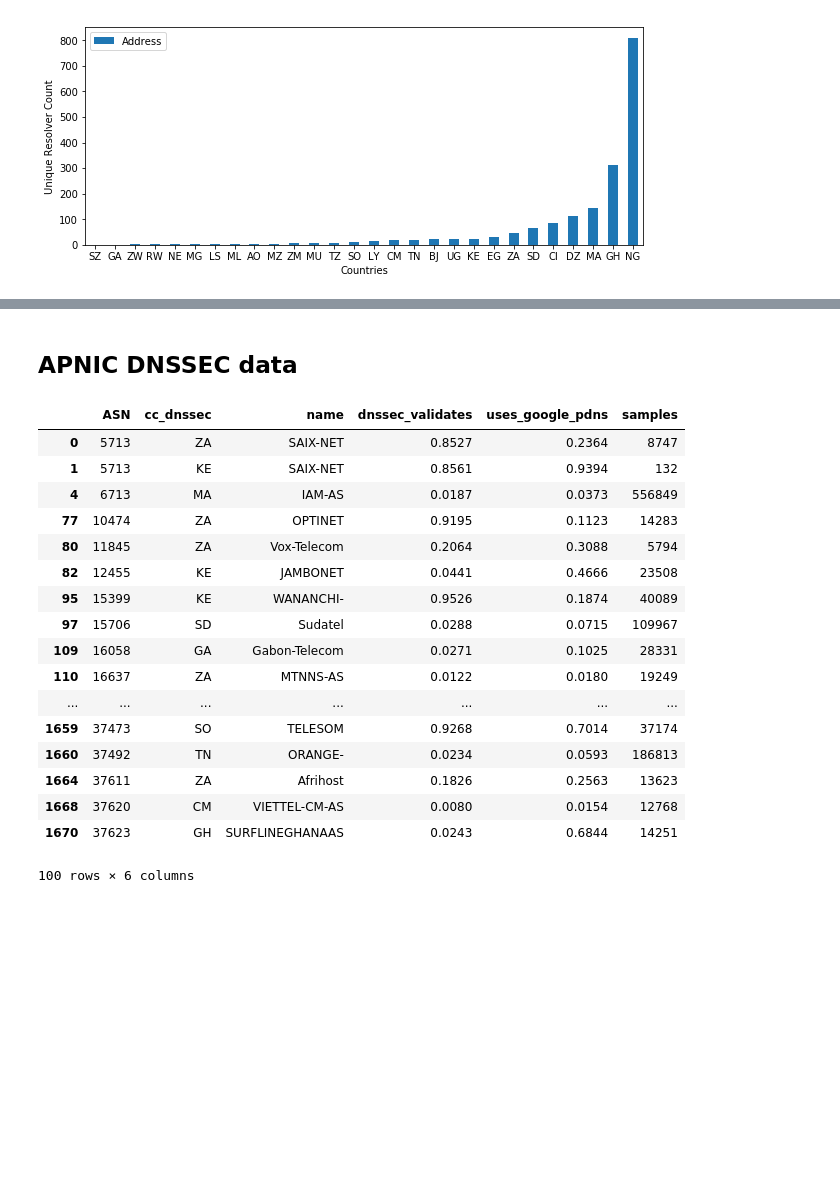
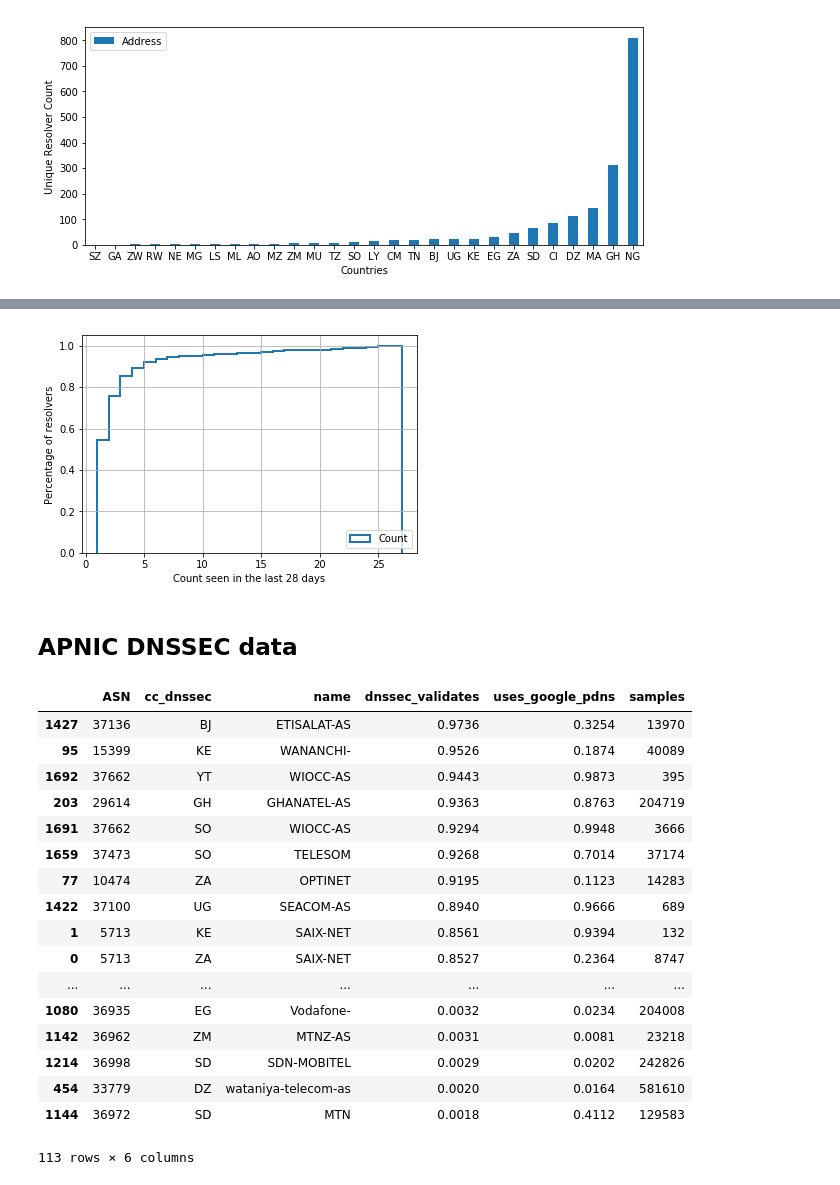
Before and after one commit to AFRINIC-Labs/ksk-rollover-africa, a Jupyter notebook: RFC8145.ipynb, the cells around one changed output, grey strips where cells are left out. Drawn from its saved outputs; the diff is of its cells as text; code cells hidden in the pictures; blank space fills up the shorter version.

```diff
--- a/RFC8145.ipynb
+++ b/RFC8145.ipynb
@@ -86,3 +108,28 @@ plt.show()
+# %%
+n_bins = 500
+
+# fig, (ax1, ax2, ax3) = plt.subplots(1, 3, figsize=(15, 4))
+fig, ax1 = plt.subplots(figsize=(6, 4))
+
+labels = ['Count']
+
+linestyles = ['solid']
+#plot the cumulative histogram
+n, bins, patches = ax1.hist([df_8145_af['Count seen in last 28 days']],
+                           n_bins, density=1, histtype='step', linewidth=2,
+                            #range=[0,10],
+                           cumulative=True, label=labels)
+
+# tidy up the figure
+ax1.grid(True)
+ax1.legend(loc='lower right')
+#ax1.set_title('Web URL')
+ax1.set_xlabel('Count seen in the last 28 days')
+ax1.set_ylabel('Percentage of resolvers')
+
+plt.show()
+# %% [output]
+[figure, added]
 # %% [markdown]
 ## APNIC DNSSEC data
 # %%
@@ -98,24 +145,24 @@ df_8145_dnssec = df_8145_af.merge(df_dnssec,
                                                            'samples'
                                                           ]]
 df_8145_dnssec = df_8145_dnssec.drop_duplicates()
-# %%
-df_8145_dnssec.head(100)
-# %% [output]
-|  | ASN | cc_dnssec | name | dnssec_validates | uses_google_pdns | samples |
-| 0 | 5713 | ZA | SAIX-NET | 0.8527 | 0.2364 | 8747 |
-| 1 | 5713 | KE | SAIX-NET | 0.8561 | 0.9394 | 132 |
-| 4 | 6713 | MA | IAM-AS | 0.0187 | 0.0373 | 556849 |
-| 77 | 10474 | ZA | OPTINET | 0.9195 | 0.1123 | 14283 |
-| 80 | 11845 | ZA | Vox-Telecom | 0.2064 | 0.3088 | 5794 |
-| 82 | 12455 | KE | JAMBONET | 0.0441 | 0.4666 | 23508 |
-| 95 | 15399 | KE | WANANCHI- | 0.9526 | 0.1874 | 40089 |
-| 97 | 15706 | SD | Sudatel | 0.0288 | 0.0715 | 109967 |
-| 109 | 16058 | GA | Gabon-Telecom | 0.0271 | 0.1025 | 28331 |
-| 110 | 16637 | ZA | MTNNS-AS | 0.0122 | 0.0180 | 19249 |
-| ... | ... | ... | ... | ... | ... | ... |
-| 1659 | 37473 | SO | TELESOM | 0.9268 | 0.7014 | 37174 |
-| 1660 | 37492 | TN | ORANGE- | 0.0234 | 0.0593 | 186813 |
-| 1664 | 37611 | ZA | Afrihost | 0.1826 | 0.2563 | 13623 |
-| 1668 | 37620 | CM | VIETTEL-CM-AS | 0.0080 | 0.0154 | 12768 |
-| 1670 | 37623 | GH | SURFLINEGHANAAS | 0.0243 | 0.6844 | 14251 |
-100 rows × 6 columns
+# %%
+df_8145_dnssec.sort_values(by=['dnssec_validates', 'samples'], ascending=False)
+# %% [output]
+|  | ASN | cc_dnssec | name | dnssec_validates | uses_google_pdns | samples |
+| 1427 | 37136 | BJ | ETISALAT-AS | 0.9736 | 0.3254 | 13970 |
+| 95 | 15399 | KE | WANANCHI- | 0.9526 | 0.1874 | 40089 |
+| 1692 | 37662 | YT | WIOCC-AS | 0.9443 | 0.9873 | 395 |
+| 203 | 29614 | GH | GHANATEL-AS | 0.9363 | 0.8763 | 204719 |
+| 1691 | 37662 | SO | WIOCC-AS | 0.9294 | 0.9948 | 3666 |
+| 1659 | 37473 | SO | TELESOM | 0.9268 | 0.7014 | 37174 |
+| 77 | 10474 | ZA | OPTINET | 0.9195 | 0.1123 | 14283 |
+| 1422 | 37100 | UG | SEACOM-AS | 0.8940 | 0.9666 | 689 |
+| 1 | 5713 | KE | SAIX-NET | 0.8561 | 0.9394 | 132 |
+| 0 | 5713 | ZA | SAIX-NET | 0.8527 | 0.2364 | 8747 |
+| ... | ... | ... | ... | ... | ... | ... |
+| 1080 | 36935 | EG | Vodafone- | 0.0032 | 0.0234 | 204008 |
+| 1142 | 36962 | ZM | MTNZ-AS | 0.0031 | 0.0081 | 23218 |
+| 1214 | 36998 | SD | SDN-MOBITEL | 0.0029 | 0.0202 | 242826 |
+| 454 | 33779 | DZ | wataniya-telecom-as | 0.0020 | 0.0164 | 581610 |
+| 1144 | 36972 | SD | MTN | 0.0018 | 0.4112 | 129583 |
+113 rows × 6 columns
```
Also changed, not shown: parts of 11 cells of this notebook, 1 other file.
